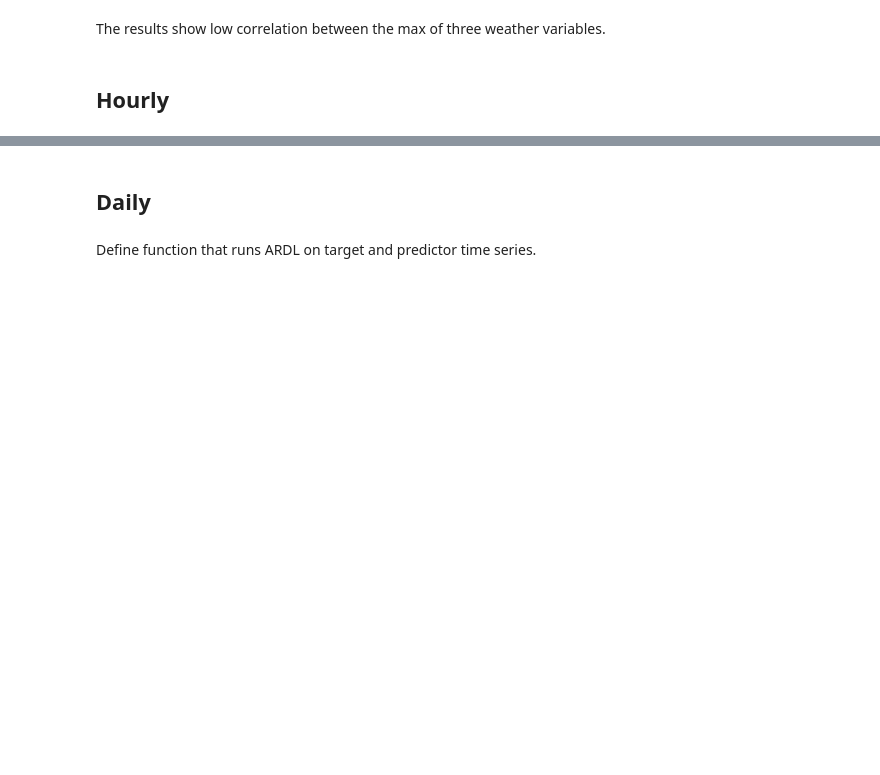
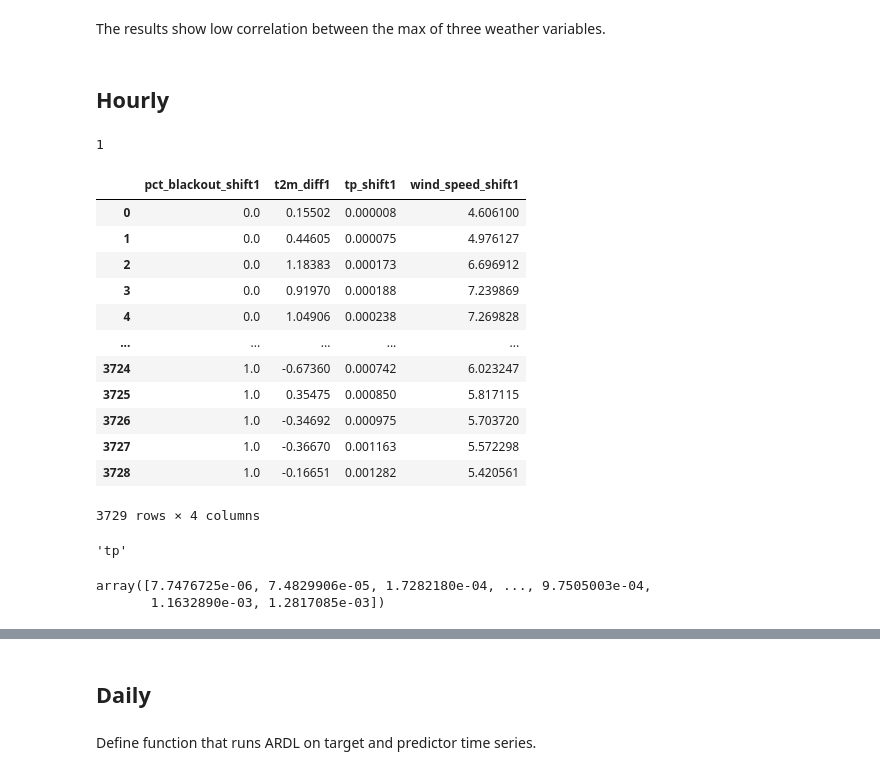
Before and after one commit to jesuslovesyiyi/Resilient_energy_network, a Jupyter notebook: current/05_model.ipynb, the cells around one changed output, grey strips where cells are left out. Drawn from its saved outputs; the diff is of its cells as text; code cells hidden in the pictures; blank space fills up the shorter version.

```diff
--- a/current/05_model.ipynb
+++ b/current/05_model.ipynb
@@ -970,0 +972,59 @@ for file in os.listdir(os.path.join(home_dir, hourly_diff_station_dir)):
+# %%
+####
+# List of stations to process
+station_lst = list(set(hourly_df.station_id.unique()))
+
+# Weather variables
+predictor_lst = ['t2m', 'tp', 'wind_speed']
+
+for s_id in station_lst:
+    if s_id in hourly_diff_station_ids: # there are timeseries in the station df that is not stationary
+        print(1)
+        # First check the differenced time series data for this station
+        # Note: here 't2m' is common but other variables may come up too so we need to account for that
+        # Read the differenced time series
+        station_diff_df = pd.read_csv(home_dir+f"01_data/processed/csv/diff/hourly_diff1/station_{s_id}_hourly_diff1.csv", index_col=0)
+        # Get the original df of the station too
+        station_df = hourly_df[hourly_df['station_id'] == s_id].sort_values(by='datetime')
+
+        # Find columns to that needs to shift
+        diffed_cols = [item.split("_diff")[0] for item in station_diff_df.columns.values[1:]]
+        cols_to_shift = [x for x in predictor_lst if x not in diffed_cols]
+
+        # Find how many positions to shift (1 or 2)
+        shift_pos = station_df.shape[0] - station_diff_df.shape[0]
+
+        # Shift the cols that were not differenced
+        for col in cols_to_shift:
+            station_diff_df[f"{col}_shift{shift_pos}"] = station_df[col][shift_pos:].values
+
+    else:
+        print(2)
+    break
+# %% [output]
+1
+# %%
+station_diff_df
+# %% [output]
+|  | pct_blackout_shift1 | t2m_diff1 | tp_shift1 | wind_speed_shift1 |
+| 0 | 0.0 | 0.15502 | 0.000008 | 4.606100 |
+| 1 | 0.0 | 0.44605 | 0.000075 | 4.976127 |
+| 2 | 0.0 | 1.18383 | 0.000173 | 6.696912 |
+| 3 | 0.0 | 0.91970 | 0.000188 | 7.239869 |
+| 4 | 0.0 | 1.04906 | 0.000238 | 7.269828 |
+| ... | ... | ... | ... | ... |
+| 3724 | 1.0 | -0.67360 | 0.000742 | 6.023247 |
+| 3725 | 1.0 | 0.35475 | 0.000850 | 5.817115 |
+| 3726 | 1.0 | -0.34692 | 0.000975 | 5.703720 |
+| 3727 | 1.0 | -0.36670 | 0.001163 | 5.572298 |
+| 3728 | 1.0 | -0.16651 | 0.001282 | 5.420561 |
+3729 rows × 4 columns
+# %%
+col
+# %% [output]
+'tp'
+# %%
+col_shifted.values
+# %% [output]
+array([7.7476725e-06, 7.4829906e-05, 1.7282180e-04, ..., 9.7505003e-04,
+       1.1632890e-03, 1.2817085e-03])
```
Also changed, not shown: parts of 3 cells of this notebook.
